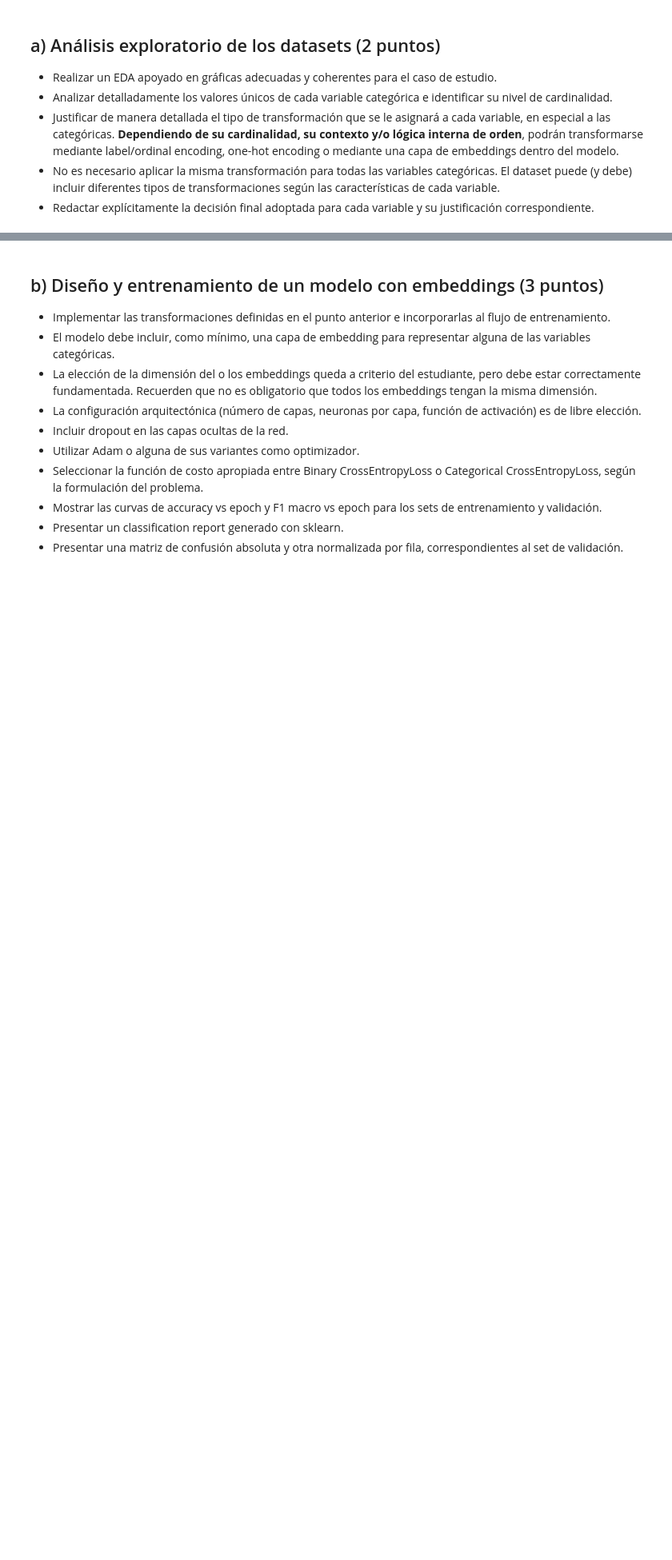
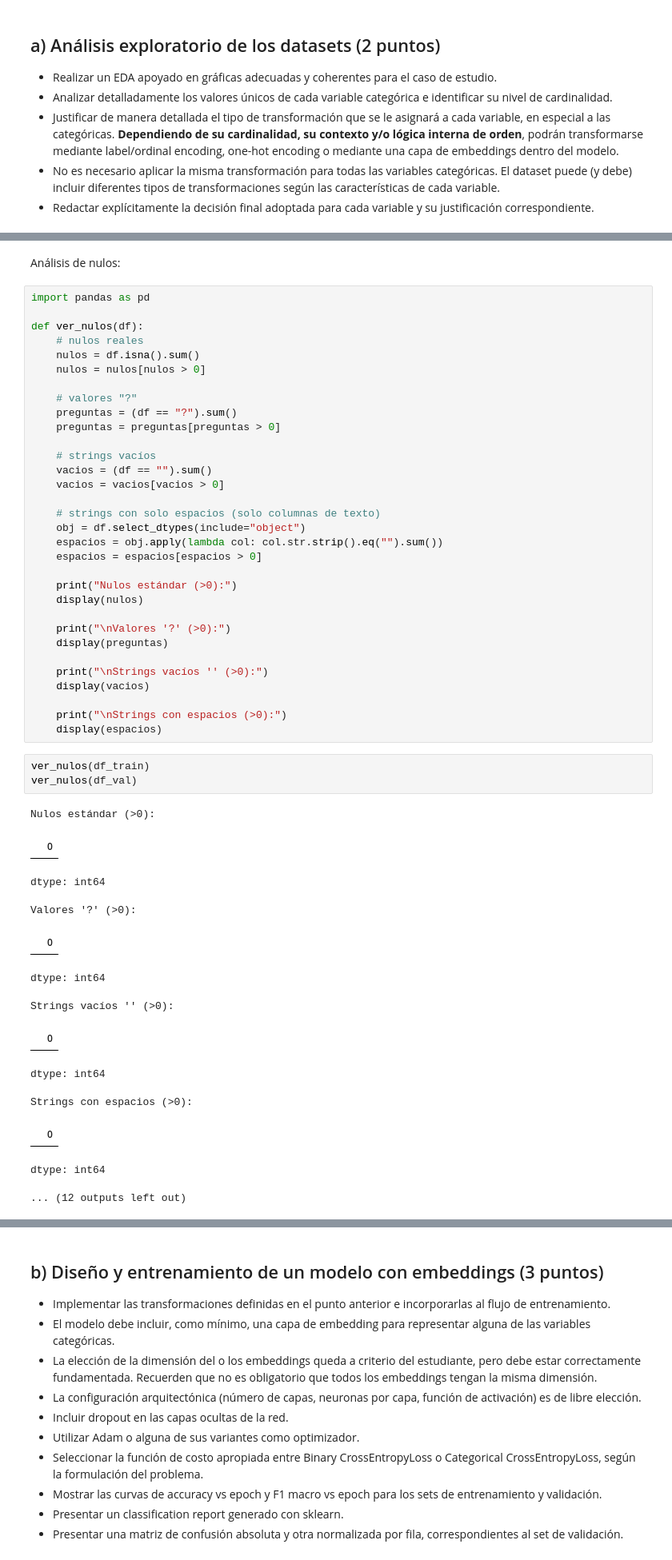
Before and after one commit to jbrazonath/CEIA_Analisis_de_datos, a Jupyter notebook: BRAZON-JOSMAR-DL-TP2-Co22.ipynb, the cells around one changed output, grey strips where cells are left out. Shown at 80% size. Cells and saved outputs as stored; diff of their text form; blank space fills up the shorter version.

```diff
--- a/BRAZON-JOSMAR-DL-TP2-Co22.ipynb
+++ b/BRAZON-JOSMAR-DL-TP2-Co22.ipynb
@@ -67,0 +104,51 @@ Está compuesto por los siguientes features:
+# %% [markdown]
+Análisis de nulos:
+# %%
+import pandas as pd
+
+def ver_nulos(df):
+    # nulos reales
+    nulos = df.isna().sum()
+    nulos = nulos[nulos > 0]
+
+    # valores "?"
+    preguntas = (df == "?").sum()
+    preguntas = preguntas[preguntas > 0]
+
+    # strings vacíos
+    vacios = (df == "").sum()
+    vacios = vacios[vacios > 0]
+
+    # strings con solo espacios (solo columnas de texto)
+    obj = df.select_dtypes(include="object")
+    espacios = obj.apply(lambda col: col.str.strip().eq("").sum())
+    espacios = espacios[espacios > 0]
+
+    print("Nulos estándar (>0):")
+    display(nulos)
+
+    print("\nValores '?' (>0):")
+    display(preguntas)
+
+    print("\nStrings vacíos '' (>0):")
+    display(vacios)
+
+    print("\nStrings con espacios (>0):")
+    display(espacios)
+# %%
+ver_nulos(df_train)
+ver_nulos(df_val)
+# %% [output]
+Nulos estándar (>0):
+|  | 0 |
+dtype: int64
+Valores '?' (>0):
+|  | 0 |
+dtype: int64
+Strings vacíos '' (>0):
+|  | 0 |
+dtype: int64
+Strings con espacios (>0):
+|  | 0 |
+dtype: int64
+... (12 outputs left out)
```
Also changed, not shown: parts of 12 cells of this notebook.
